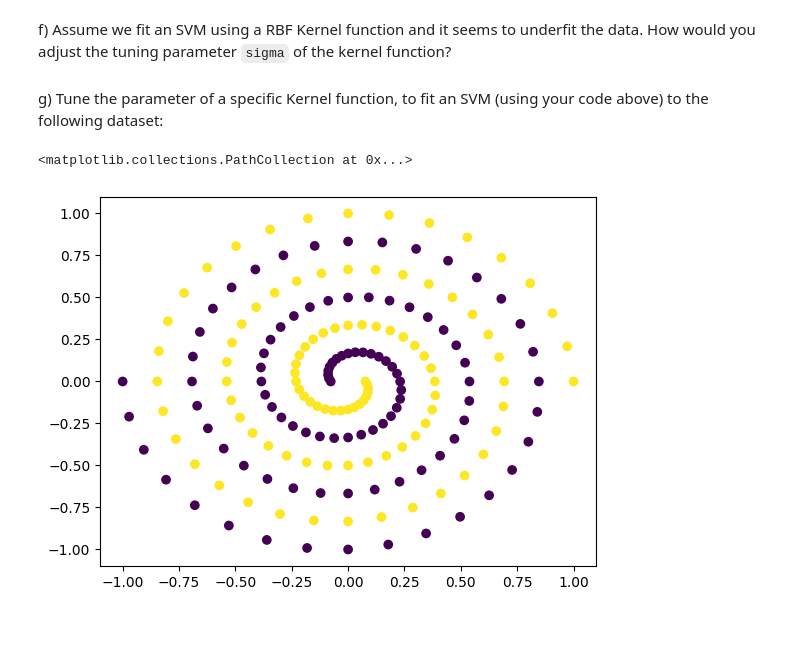
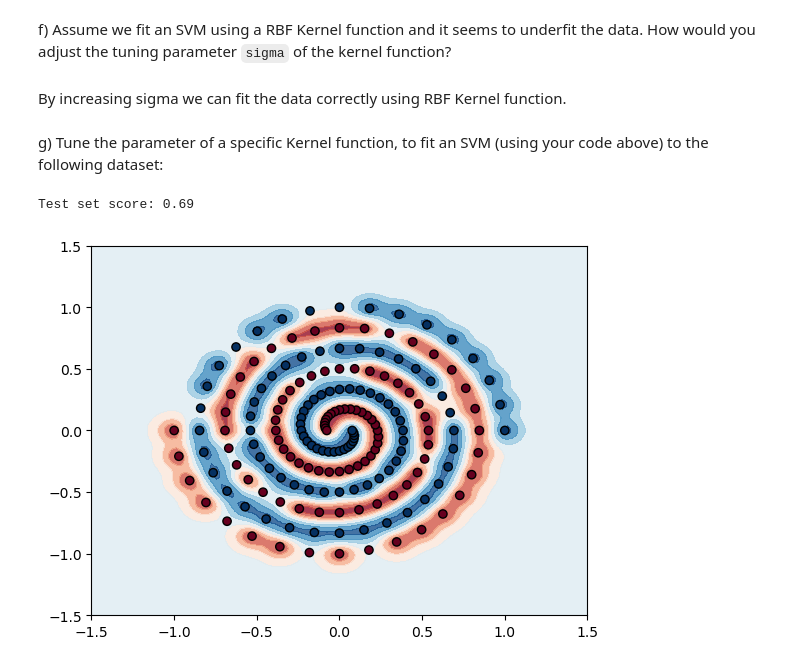
Before and after one commit to shivi-9/CS506-Spring2023, a Jupyter notebook: worksheets/worksheet_13.ipynb, the cells around one changed output. Cells and saved outputs as stored; diff of their text form; code cells hidden in the pictures; blank space fills up the shorter version.

```diff
--- a/worksheets/worksheet_13.ipynb
+++ b/worksheets/worksheet_13.ipynb
@@ -252,16 +238,54 @@ e) Assume we fit an SVM using a polynomial Kernel function and it seems to overf
 Decreasing the value of n reduces the degree of the polynomial function, which smooths the decision boundary and makes it less likely to overfit the training data. A smaller value of n reduces the model's capacity to fit complex, nonlinear decision boundaries, which can help prevent overfitting.
 # %% [markdown]
 f) Assume we fit an SVM using a RBF Kernel function and it seems to underfit the data. How would you adjust the tuning parameter `sigma` of the kernel function?
+# %% [markdown]
+By increasing sigma we can fit the data correctly using RBF Kernel function.
 # %% [markdown]
 g) Tune the parameter of a specific Kernel function, to fit an SVM (using your code above) to the following dataset:
-# %%
-import numpy as np
-import matplotlib.pyplot as plt
-
-data = np.loadtxt("spiral.data")
-x, y = data[:, :2], data[:, 2]
-
-plt.scatter(x[:,0], x[:,1], c=y)
-# %% [output]
-<matplotlib.collections.PathCollection at 0x...>
-[figure, removed]
+# %%
+import numpy as np
+import matplotlib.pyplot as plt
+from sklearn.model_selection import train_test_split, GridSearchCV
+from sklearn.svm import SVC
+
+data = np.loadtxt("spiral.data")
+x, y = data[:, :2], data[:, 2]
+
+# plt.scatter(x[:,0], x[:,1], c=y)
+
+X_train, X_test, y_train, y_test = train_test_split(x, y, test_size=0.2, random_state=42)
+
+# create an SVM object with an RBF kernel function
+svm = SVC(kernel='rbf')
+
+# define a grid of hyperparameters to search over
+param_grid = {'C': [0.1, 1, 10, 100], 'gamma': [0.1, 1, 10, 100]}
+
+# perform a grid search over the hyperparameters
+grid_search = GridSearchCV(svm, param_grid, cv=5)
+grid_search.fit(X_train, y_train)
+
+# get the best hyperparameters
+best_params = grid_search.best_params_
+
+# train the SVM on the training set with the optimal hyperparameters
+svm = SVC(kernel='rbf', C=best_params['C'], gamma=best_params['gamma'])
+svm.fit(X_train, y_train)
+
+# evaluate the performance of the SVM on the test set
+score = svm.score(X_test, y_test)
+print("Test set score: {:.2f}".format(score))
+
+# plot the decision boundary
+x_min, x_max = x[:, 0].min() - 0.5, x[:, 0].max() + 0.5
+y_min, y_max = x[:, 1].min() - 0.5, x[:, 1].max() + 0.5
+xx, yy = np.meshgrid(np.linspace(x_min, x_max, 100), np.linspace(y_min, y_max, 100))
+Z = svm.decision_function(np.c_[xx.ravel(), yy.ravel()])
+Z = Z.reshape(xx.shape)
+
+plt.contourf(xx, yy, Z, cmap=plt.cm.RdBu, alpha=0.8)
+plt.scatter(x[:, 0], x[:, 1], c=y, cmap=plt.cm.RdBu, edgecolors='k')
+plt.show()
+# %% [output]
+Test set score: 0.69
+[figure, added]
```
Also changed, not shown: parts of 2 cells of this notebook, 3 other files.
